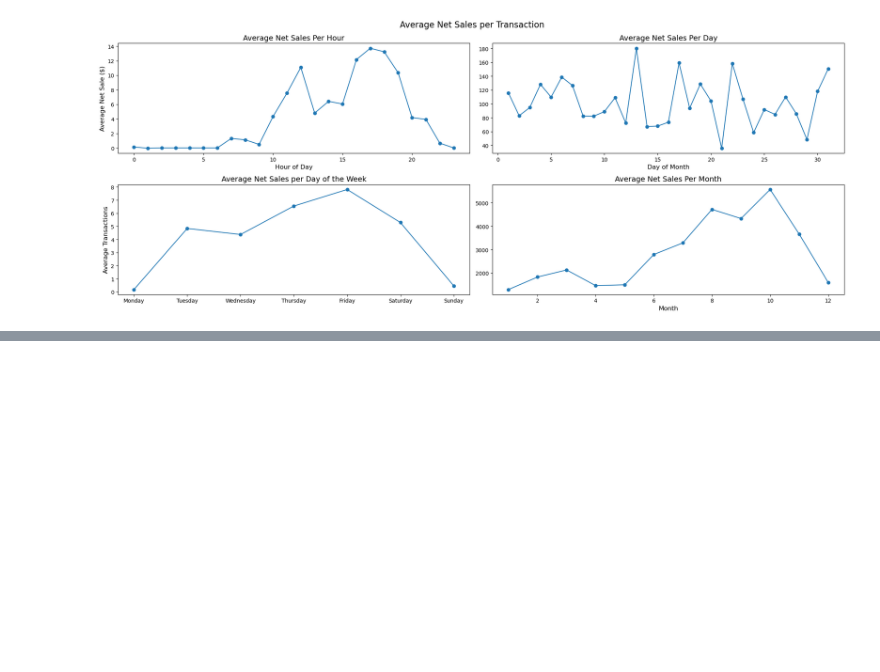
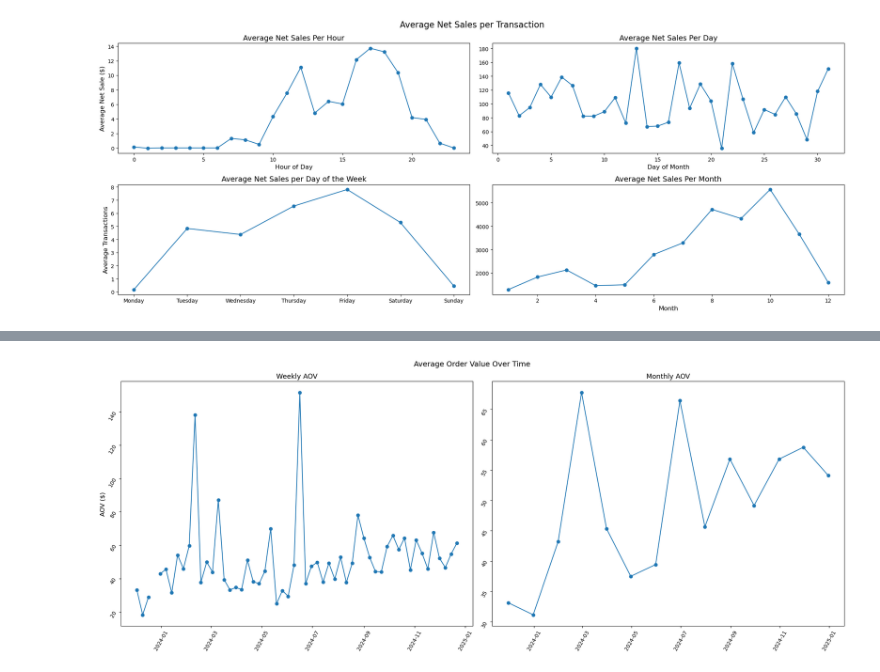
Before and after one commit to ajamkotc/belly_rubb_analysis, a Jupyter notebook: notebooks/2.0-aj-transactions-time-series-exploration.ipynb, the cells around one changed output, grey strips where cells are left out. Drawn from its saved outputs; the diff is of its cells as text; code cells hidden in the pictures; blank space fills up the shorter version.

Commit message:
Complete time-series analysis of transactions

```diff
--- a/notebooks/2.0-aj-transactions-time-series-exploration.ipynb
+++ b/notebooks/2.0-aj-transactions-time-series-exploration.ipynb
@@ -196,0 +209,31 @@ plt.show()
+# %%
+# Plot aov over time
+
+# Weekly
+weekly_sales = sales_time_df.resample('W').sum()
+weekly_transactions = sales_time_df.resample('W').count()
+weekly_aov = weekly_sales.values / weekly_transactions.values
+
+# Monthly
+monthly_sales = sales_time_df.resample('ME').sum()
+monthly_transactions = sales_time_df.resample('ME').count()
+monthly_aov = monthly_sales.values / monthly_transactions.values
+
+fig, ax = plt.subplots(1, 2, figsize=(20,8))
+
+ax[0].plot(weekly_transactions.index, weekly_aov, marker='o')
+ax[0].set_ylabel('AOV ($)', fontsize=12)
+ax[0].set_title('Weekly AOV', fontsize=13)
+ax[0].tick_params(rotation=60)
+
+ax[1].plot(monthly_transactions.index, monthly_aov, marker='o')
+ax[1].set_title('Monthly AOV', fontsize=13)
+ax[1].tick_params(rotation=60)
+
+fig.suptitle('Average Order Value Over Time', fontsize=14)
+
+plt.tight_layout()
+plt.savefig(FIGURES_DIR / 'aov_weekly_monthly_line.png', bbox_inches='tight')
+plt.show()
+# %% [output]
+[figure, added]
```
Also changed, not shown: parts of 21 cells of this notebook, 11 other files.
